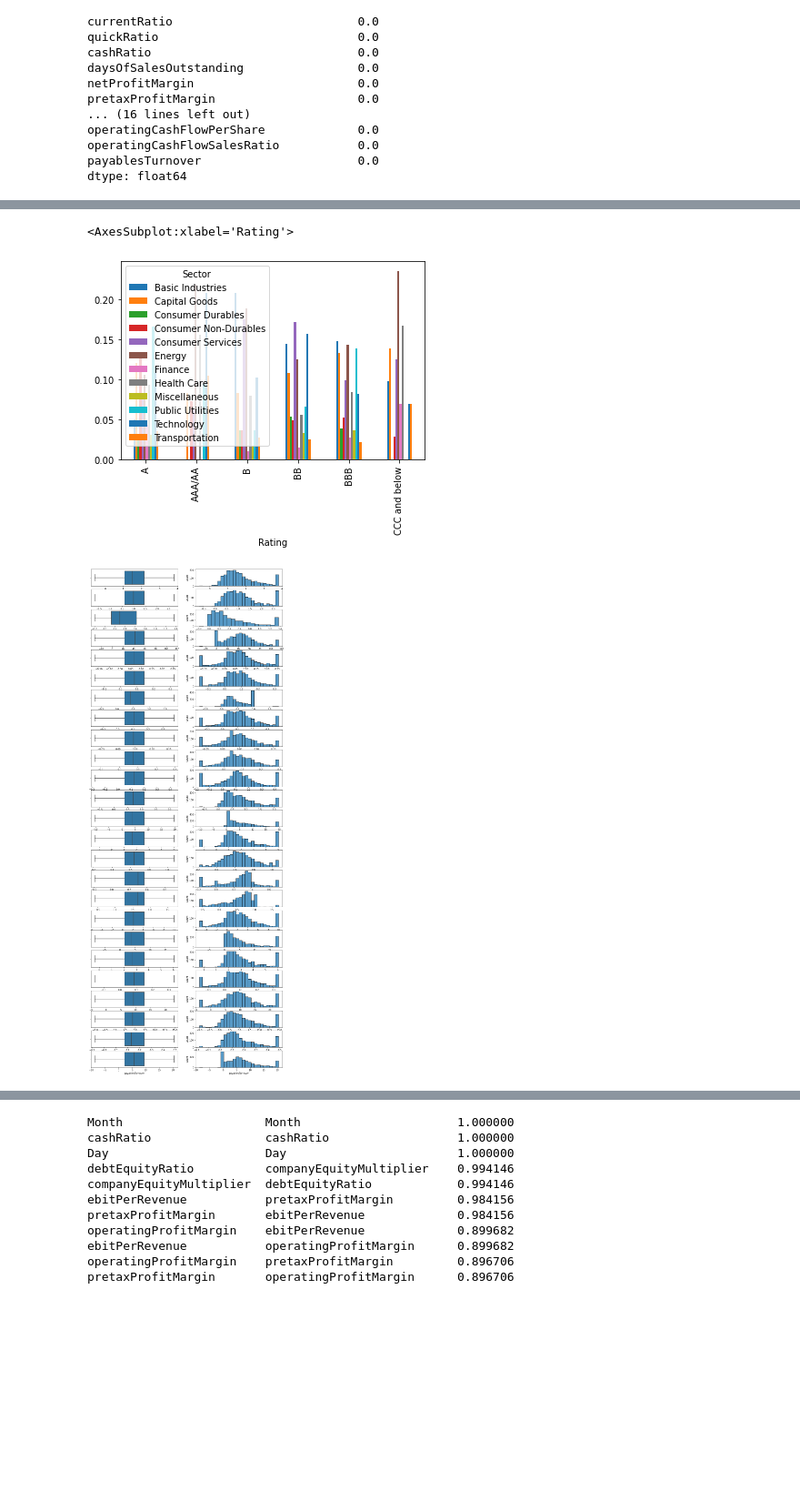
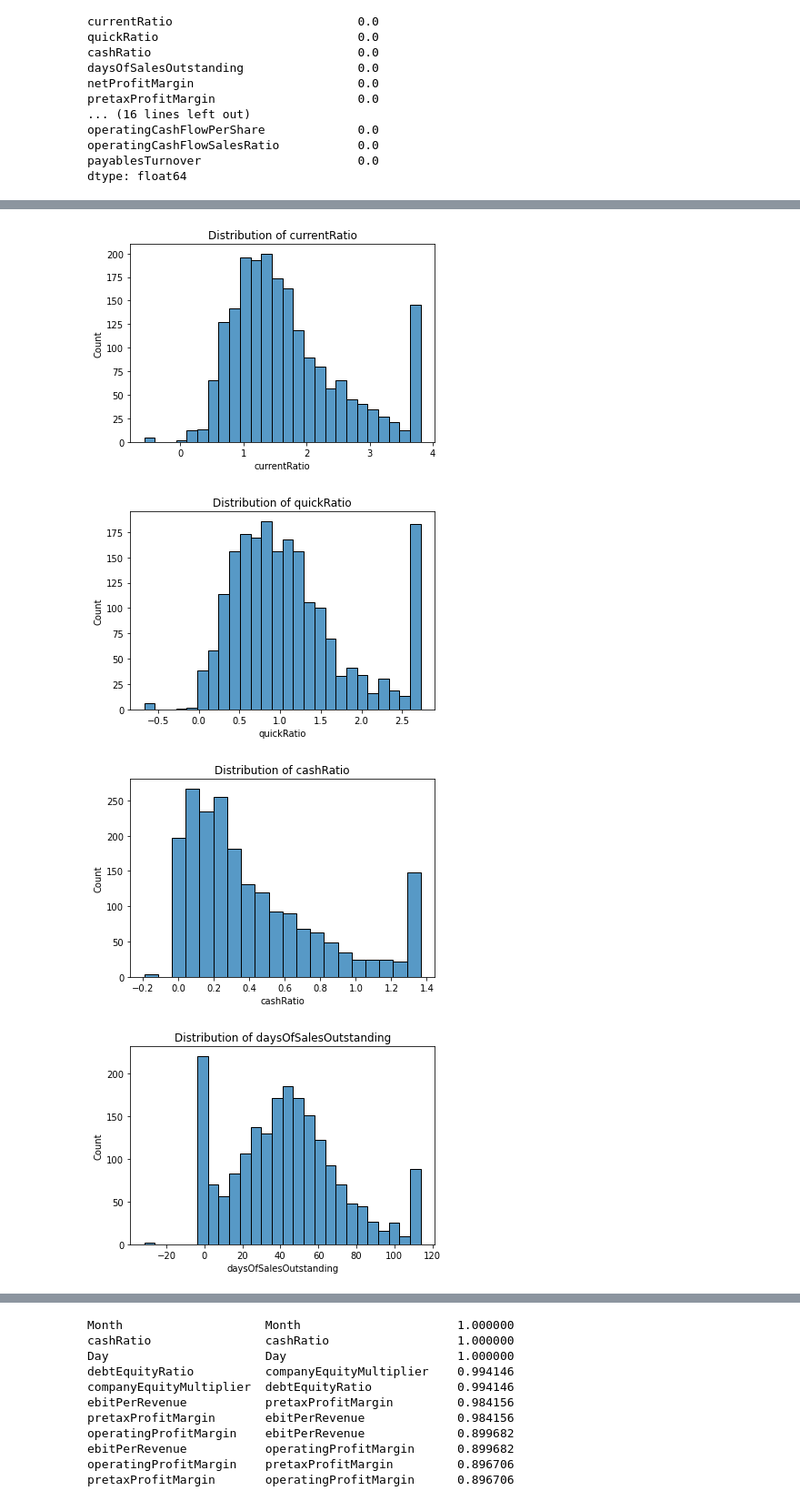
Before and after one commit to bethbarlow7/udacity_ds_nanodegree_capstone, a Jupyter notebook: data/EDA.ipynb, the cells around one changed output, grey strips where cells are left out. Shown at 91% size. Cells and saved outputs as stored; diff of their text form; code cells hidden in the pictures; blank space fills up the shorter version.

```diff
--- a/data/EDA.ipynb
+++ b/data/EDA.ipynb
@@ -149,6 +144 @@ data['Day'] = data['Date'].dt.day
-# %%
-category_order_list = ['AAA', 'AA', 'A', 'BBB', 'BB', 'B', 'CCC', 'CC', 'C', 'D']
-data['Rating'] = data['Rating'].astype('category')
-
-data["Rating"] = data["Rating"].cat.set_categories(category_order_list, ordered=True)
 # %%
@@ -164,6 +159,8 @@ numerical_cols = data.select_dtypes(include=['float64']).columns.tolist()
 # %%
-# plot distributions of all variables
-# numerical_cols = data.select_dtypes(include=['float64']).columns.tolist()
-# for col in numerical_cols:
-#     plt.figure()
-#     plt.boxplot(data[col])
+# Plot distributions of all numerical features
+numerical_cols = data.select_dtypes(include=['float64']).columns.tolist()
+for col in numerical_cols:
+
+    fig1, ax1 = plt.subplots()
+    ax1.set_title('Distribution of ' + col)
+    ax1.boxplot(data[col], vert = False)
@@ -170,6 +206,5 @@ numerical_cols = data.select_dtypes(include=['float64']).columns.tolist()
 # %%
-# drop outliers for purpose of EDA using Tukey Rule
-
+# Drop outliers for purpose of EDA using Tukey Rule
 def tukey_rule(dataframe, column_name_list):
 
     '''
@@ -181,7 +216,7 @@ def tukey_rule(dataframe, column_name_list):
 
     Outputs:
     data_winz - dataframe with outlier rows removed
-
+    perc_outliers - percentage of each feature classified as an outlier
     '''
 
     data_winz = dataframe.copy()
@@ -200,7 +235,7 @@ def tukey_rule(dataframe, column_name_list):
         # Calculate percentage of each column that is outwith max and min Tukey values
         perc_outliers.append(100 * len(dataframe[(dataframe[col] > max_value) | (dataframe[col] < min_value)][col])/len(dataframe[col]))
 
-        # Winzorize columns based on using Tukey fences to remove outliers for data exploration
+        # Winzorize columns based on using Tukey fences to remove outliers
         data_winz[col] = data_winz[col].clip(min_value, max_value)
 
     return data_winz, perc_outliers
@@ -242,20 +254,12 @@ outlier_comparison.sort_values('perc_outliers', ascending = False) # no impact o
-# %%
-data_winz['Rating'] = data_winz['Rating'].replace({'AA':'AAA/AA', 'AAA':'AAA/AA', 'CCC': 'CCC and below', 'CC': 'CCC and below', 'C':'CCC and below', 'D':'CCC and below'})
-data.Rating.value_counts()
-CrosstabResult=pd.crosstab(index=data_winz['Rating'],columns=data_winz['Sector'], normalize = 'index')
-CrosstabResult.plot.bar()
-#plt.legend('', frameon=False)
-# %% [output]
-<AxesSubplot:xlabel='Rating'>
-[figure, removed]
 # %%
-fig, ax = plt.subplots(25, 2, figsize = (15, 40))
-
-count = 0
+# Plot distribution of numerical variables
 for col in data_winz[numerical_cols].columns:
 
-    sns.boxplot(x= data_winz[col], ax = ax[count,0])
-    sns.histplot(data_winz[col], ax = ax[count,1])
-    count += 1
+    fig1, ax1 = plt.subplots()
+    ax1.set_title('Distribution of ' + col)
+    sns.histplot(data_winz[col])
 # %% [output]
-[figure, old version]
+[figure, new version]
+[figure, added]
+[figure, added]
+[figure, added]
```
Also changed, not shown: parts of 44 cells of this notebook, 4 other files.
